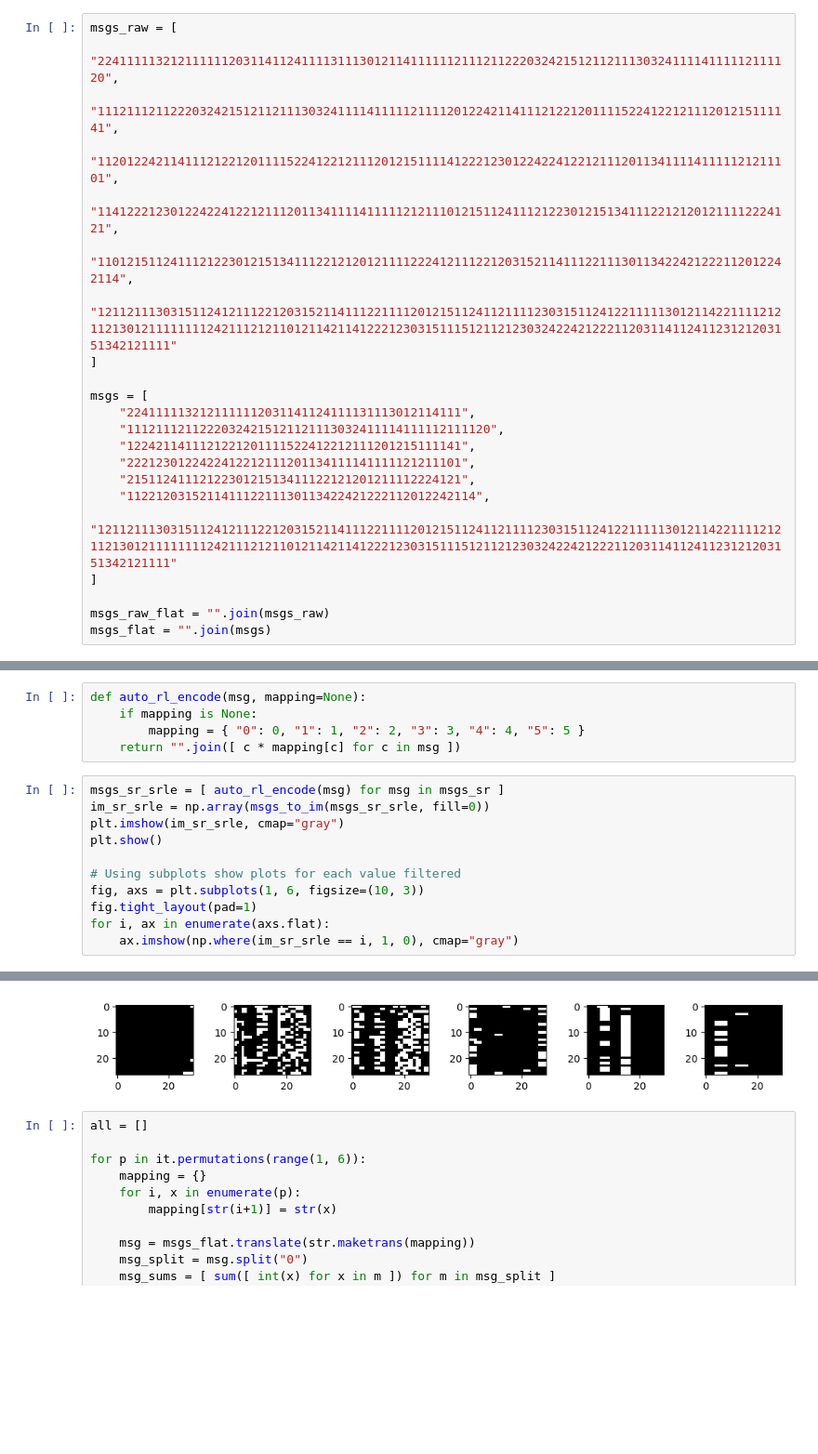
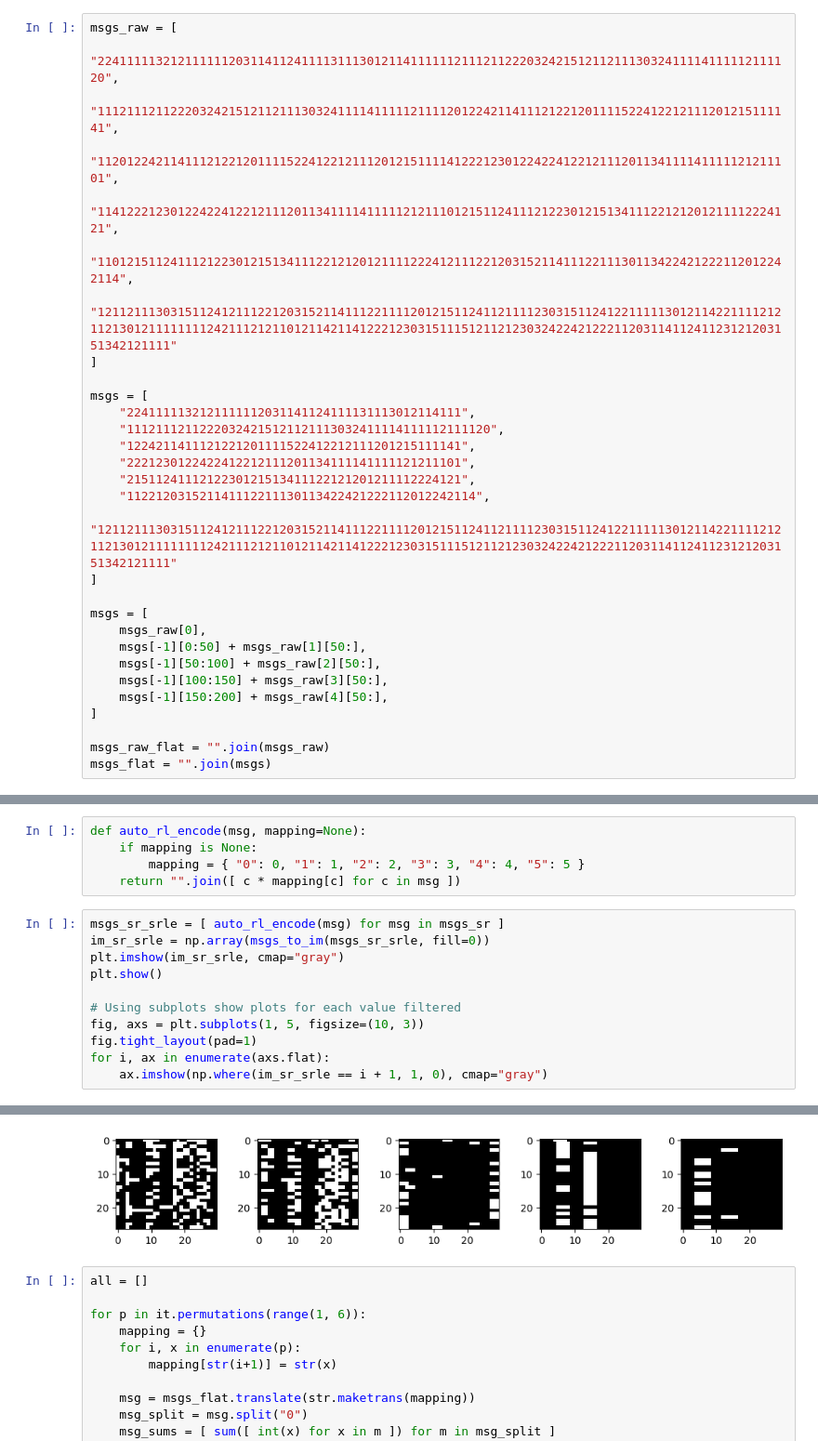
Before and after one commit to tomster12/coding, a Jupyter notebook: general/noita/cessation/test.ipynb, the cells around one changed output, grey strips where cells are left out. Shown: that part at 93% size. Cells and saved outputs as stored; diff of their text form; blank space fills up the shorter version.

```diff
--- a/general/noita/cessation/test.ipynb
+++ b/general/noita/cessation/test.ipynb
@@ -25,5 +25,13 @@ msgs = [
 ]
 
+msgs = [
+    msgs_raw[0],
+    msgs[-1][0:50] + msgs_raw[1][50:],
+    msgs[-1][50:100] + msgs_raw[2][50:],
+    msgs[-1][100:150] + msgs_raw[3][50:],
+    msgs[-1][150:200] + msgs_raw[4][50:],
+]
+
 msgs_raw_flat = "".join(msgs_raw)
 msgs_flat = "".join(msgs)
 # %%
@@ -184,17 +198,17 @@ def auto_rl_encode(msg, mapping=None):
 # %%
 msgs_sr_srle = [ auto_rl_encode(msg) for msg in msgs_sr ]
 im_sr_srle = np.array(msgs_to_im(msgs_sr_srle, fill=0))
 plt.imshow(im_sr_srle, cmap="gray")
 plt.show()
 
 # Using subplots show plots for each value filtered
-fig, axs = plt.subplots(1, 6, figsize=(10, 3))
+fig, axs = plt.subplots(1, 5, figsize=(10, 3))
 fig.tight_layout(pad=1)
 for i, ax in enumerate(axs.flat):
-    ax.imshow(np.where(im_sr_srle == i, 1, 0), cmap="gray")
+    ax.imshow(np.where(im_sr_srle == i + 1, 1, 0), cmap="gray")
 # %% [output]
 [figure]
-[figure, old version]
+[figure, new version]
 # %%
 all = []
 
```
Also changed, not shown: parts of 1 cell of this notebook.
